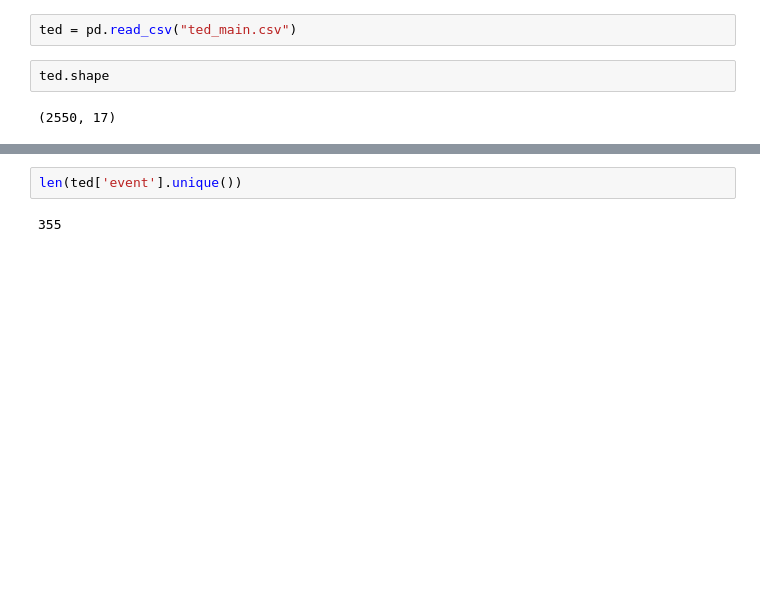
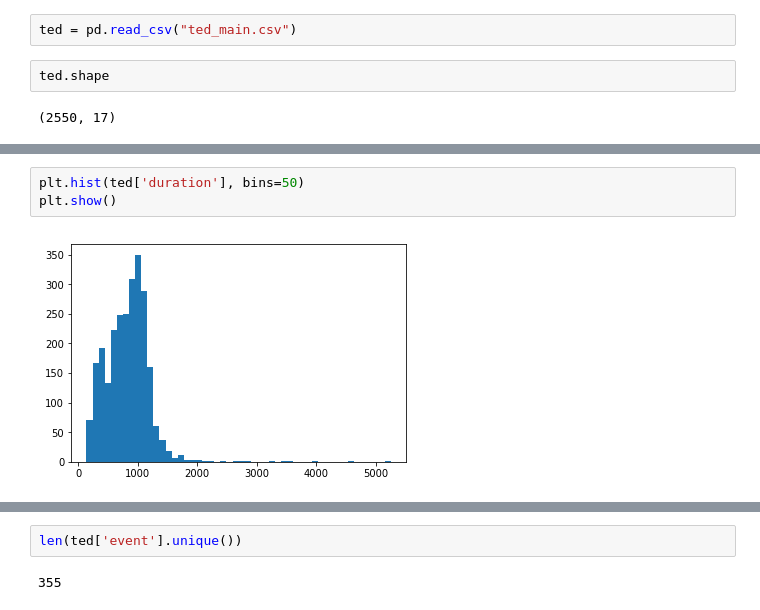
Before and after one commit to lilpricey/Thinkful, a Jupyter notebook: fundamentals/capstone report.ipynb, the cells around one changed output, grey strips where cells are left out. Cells and saved outputs as stored; diff of their text form; blank space fills up the shorter version.

```diff
--- a/fundamentals/capstone report.ipynb
+++ b/fundamentals/capstone report.ipynb
@@ -32,0 +51,5 @@ ted['duration'].hist(bins=40)
+# %%
+plt.hist(ted['duration'], bins=50)
+plt.show()
+# %% [output]
+[figure, added]
```
Also changed, not shown: parts of 17 cells of this notebook.
